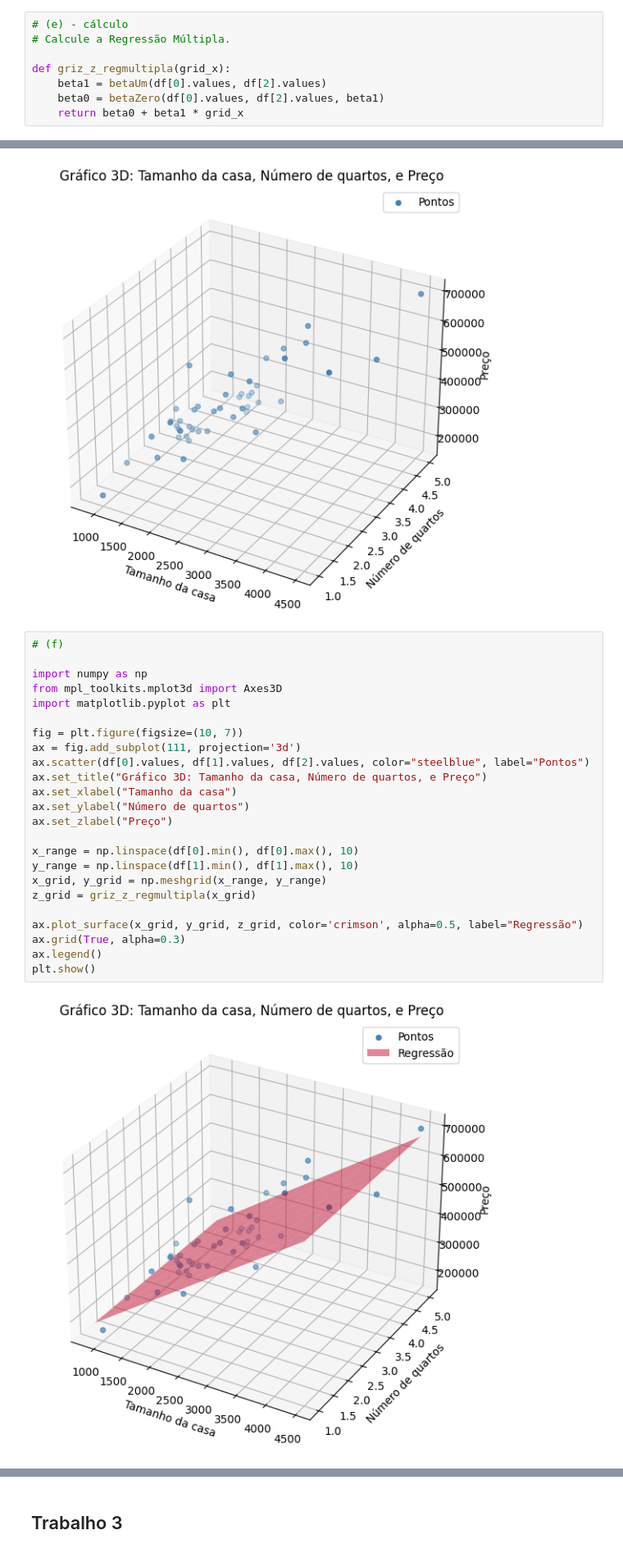
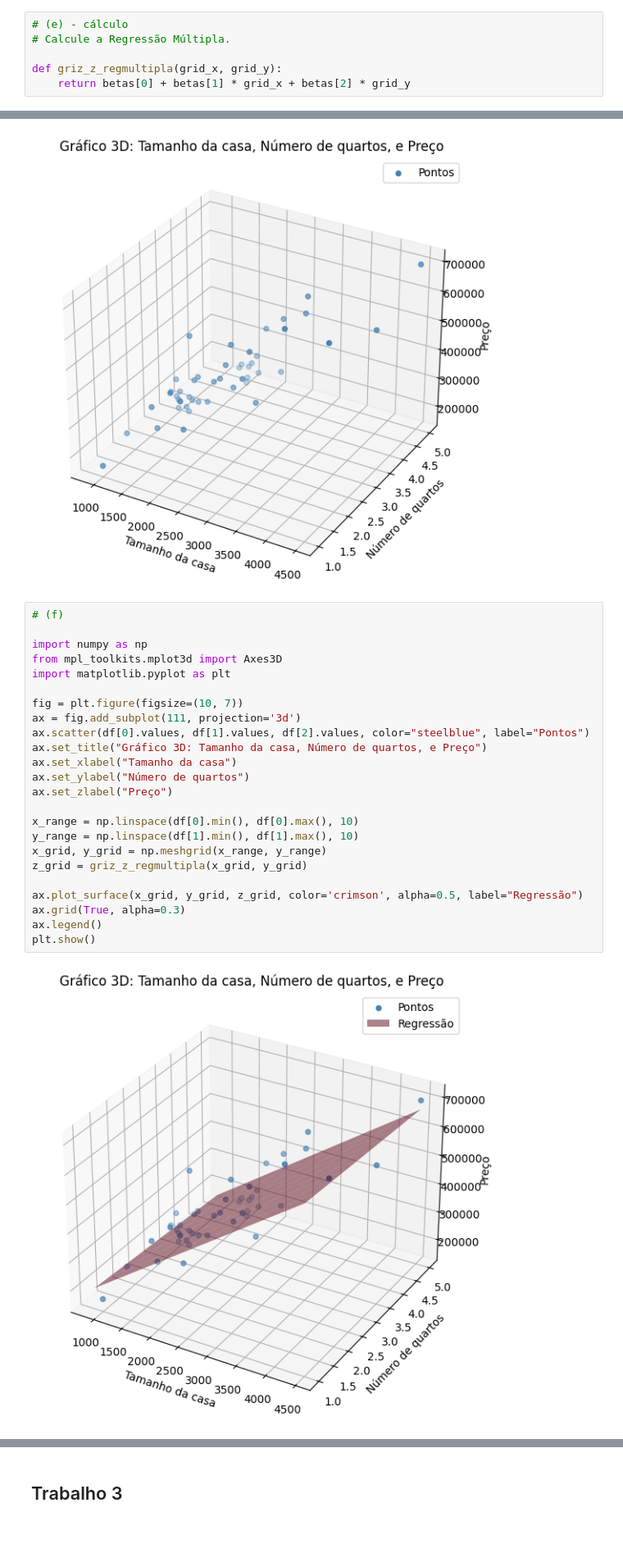
Before and after one commit to pedrowindisch/ml, a Jupyter notebook: t3/solucao.ipynb, the cells around one changed output, grey strips where cells are left out. Shown at 82% size. Saved outputs shown, nothing was run; the diff lists cells and outputs as text.

```diff
--- a/t3/solucao.ipynb
+++ b/t3/solucao.ipynb
@@ -254,10 +254,8 @@ Correlação entre número de quartos e preço:  0.44226111704897236
 # (e) - cálculo
 # Calcule a Regressão Múltipla.
 
-def griz_z_regmultipla(grid_x):
-    beta1 = betaUm(df[0].values, df[2].values)
-    beta0 = betaZero(df[0].values, df[2].values, beta1)
-    return beta0 + beta1 * grid_x
+def griz_z_regmultipla(grid_x, grid_y):
+    return betas[0] + betas[1] * grid_x + betas[2] * grid_y
 # %%
 
 # (e) - gráfico
@@ -280,29 +278,29 @@ plt.show()
 # %%
 # (f)
 
 import numpy as np
 from mpl_toolkits.mplot3d import Axes3D
 import matplotlib.pyplot as plt
 
 fig = plt.figure(figsize=(10, 7))
 ax = fig.add_subplot(111, projection='3d')
 ax.scatter(df[0].values, df[1].values, df[2].values, color="steelblue", label="Pontos")
 ax.set_title("Gráfico 3D: Tamanho da casa, Número de quartos, e Preço")
 ax.set_xlabel("Tamanho da casa")
 ax.set_ylabel("Número de quartos")
 ax.set_zlabel("Preço")
 
 x_range = np.linspace(df[0].min(), df[0].max(), 10)
 y_range = np.linspace(df[1].min(), df[1].max(), 10)
 x_grid, y_grid = np.meshgrid(x_range, y_range)
-z_grid = griz_z_regmultipla(x_grid)
+z_grid = griz_z_regmultipla(x_grid, y_grid)
 
 ax.plot_surface(x_grid, y_grid, z_grid, color='crimson', alpha=0.5, label="Regressão")
 ax.grid(True, alpha=0.3)
 ax.legend()
 plt.show()
 # %% [output]
-[figure, old version]
+[figure, new version]
 # %%
 # (g) Mostre na figura os coeficientes de correlação entre Tamanho da casa e Preço e Número de quartos e Preço.
 
```
Also changed, not shown: parts of 1 cell of this notebook.
